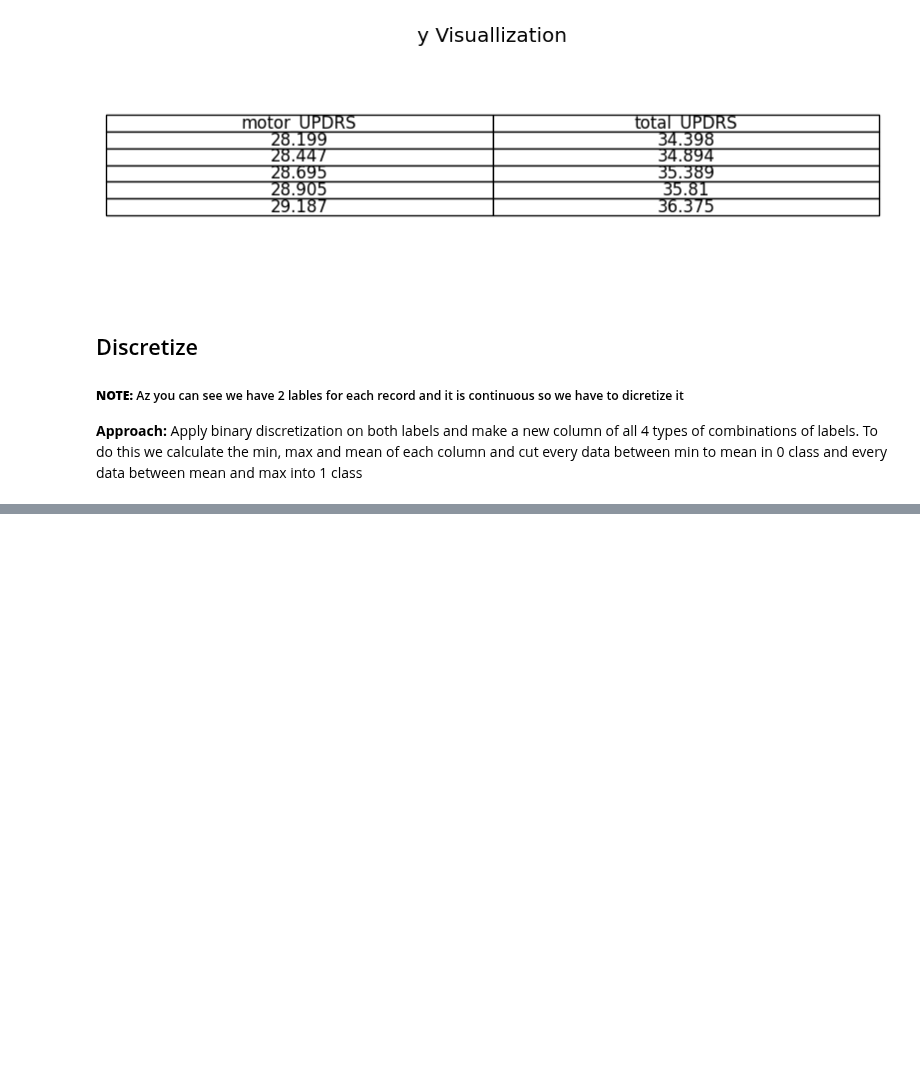
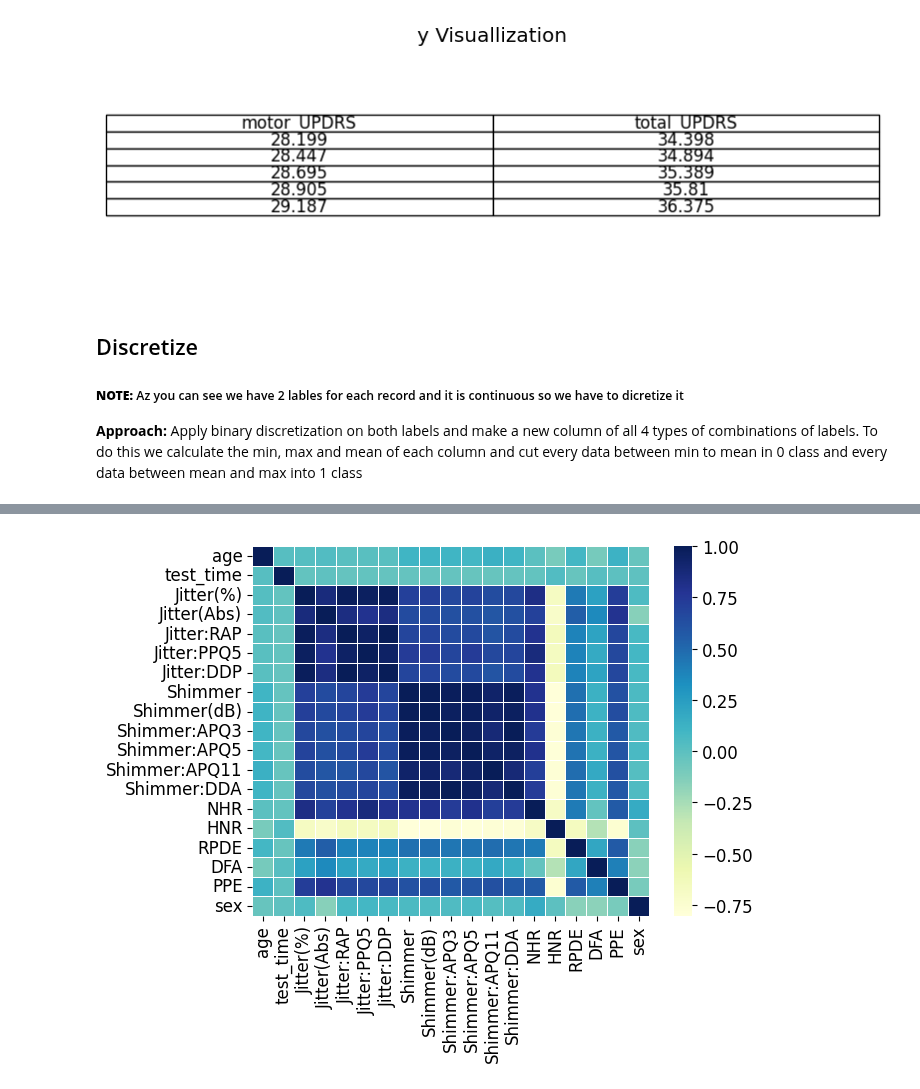
Before and after one commit to yazdanzv/Compare_Multiple_ML_Methods_on_Parkinson_Dataset, a Jupyter notebook: main.ipynb, the cells around one changed output, grey strips where cells are left out. Saved outputs shown, nothing was run; the diff lists cells and outputs as text; code cells hidden in the pictures; blank space fills up the shorter version.

```diff
--- a/main.ipynb
+++ b/main.ipynb
@@ -108,0 +175,6 @@ for i in range(len(y_total_updrs)):
+# %%
+# Correlation heatmap
+sb.heatmap(X.corr(), annot=False, cmap='YlGnBu', fmt='.2f', linewidths=.5)
+plt.show()
+# %% [output]
+[figure, added]
```
Also changed, not shown: parts of 9 cells of this notebook.
